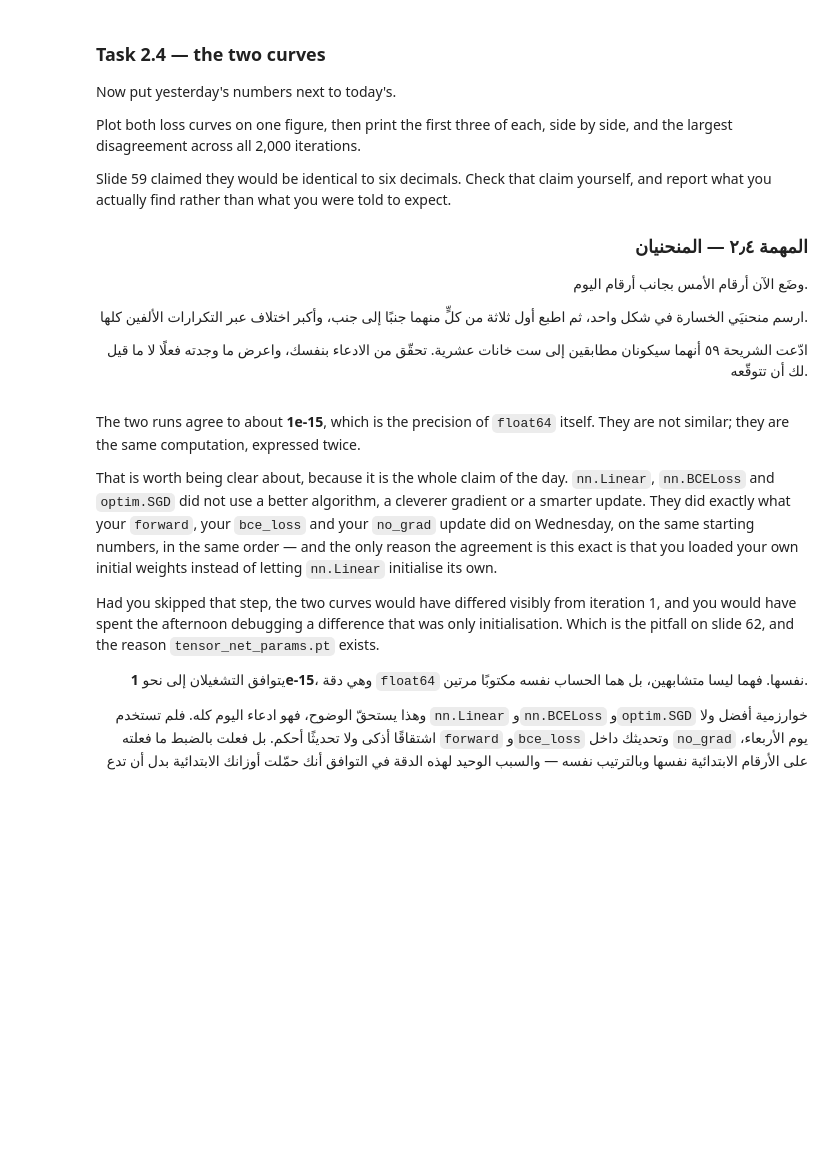
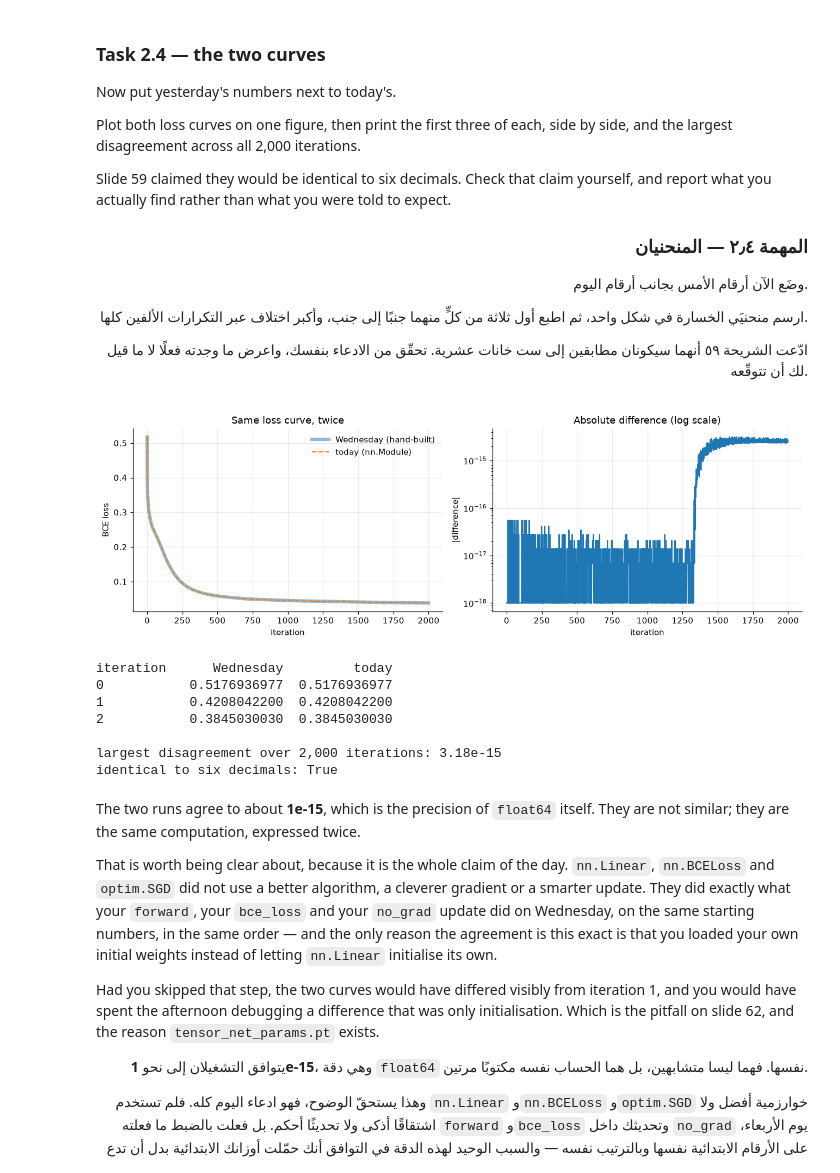
Before and after one commit to NawafK70/AIEP_Olo_student, a Jupyter notebook: week_3_neural_networks/labs/D4_pytorch/D4_pytorch_blank.ipynb, the cells around one changed output. Drawn from its saved outputs; the diff is of its cells as text; code cells hidden in the pictures; blank space fills up the shorter version.

```diff
--- a/week_3_neural_networks/labs/D4_pytorch/D4_pytorch_blank.ipynb
+++ b/week_3_neural_networks/labs/D4_pytorch/D4_pytorch_blank.ipynb
@@ -704,20 +706,40 @@ you actually find rather than what you were told to expect.
 #    يظهر على مقياس خطّي.
 # ٣) اطبع أول ثلاثة من كلٍّ والفرق المطلق الأكبر.
 # ابحث عن: "matplotlib semilogy plot two curves difference"
 # ────────────────────────────────────────────────────────────────────
 
 yesterday_losses = torch.tensor(yesterday_history["loss"].to_numpy())
 fig, axes = plt.subplots(1, 2, figsize=(12, 4))
 # TODO: Plot both curves on the left panel and their absolute difference on the right.
 # مهمة: ارسم المنحنيين في اللوحة اليسرى والفرق المطلق بينهما في اليمنى.
+axes[0].plot(yesterday_losses.numpy(), linewidth=4, alpha=0.5, label="Wednesday (hand-built)")
+axes[0].plot(torch_losses.numpy(), linestyle="--", linewidth=1.5, label="today (nn.Module)")
+axes[0].set_xlabel("iteration"); axes[0].set_ylabel("BCE loss")
+axes[0].set_title("Same loss curve, twice"); axes[0].legend()
+
+diff = (yesterday_losses - torch_losses).abs().clamp(min=1e-18)   # avoid log(0)
+axes[1].semilogy(diff.numpy())
+axes[1].set_xlabel("iteration"); axes[1].set_ylabel("|difference|")
+axes[1].set_title("Absolute difference (log scale)")
+
+
 plt.tight_layout()
 plt.show()
 max_gap = (yesterday_losses - torch_losses).abs().max().item()
 print(f"{'iteration':<10}{'Wednesday':>14}{'today':>14}")
 for i in (0, 1, 2):
     print(f"{i:<10}{yesterday_losses[i]:>14.10f}{torch_losses[i]:>14.10f}")
 print(f"\nlargest disagreement over {ITERATIONS:,} iterations: {max_gap:.2e}")
 print(f"identical to six decimals: {max_gap < 5e-7}")
+# %% [output]
+[figure, added]
+iteration      Wednesday         today
+0           0.5176936977  0.5176936977
+1           0.4208042200  0.4208042200
+2           0.3845030030  0.3845030030
+
+largest disagreement over 2,000 iterations: 3.18e-15
+identical to six decimals: True
 # %% [markdown]
 The two runs agree to about **1e-15**, which is the precision of `float64` itself. They are not
 similar; they are the same computation, expressed twice.
```
Also changed, not shown: parts of 10 cells of this notebook.
